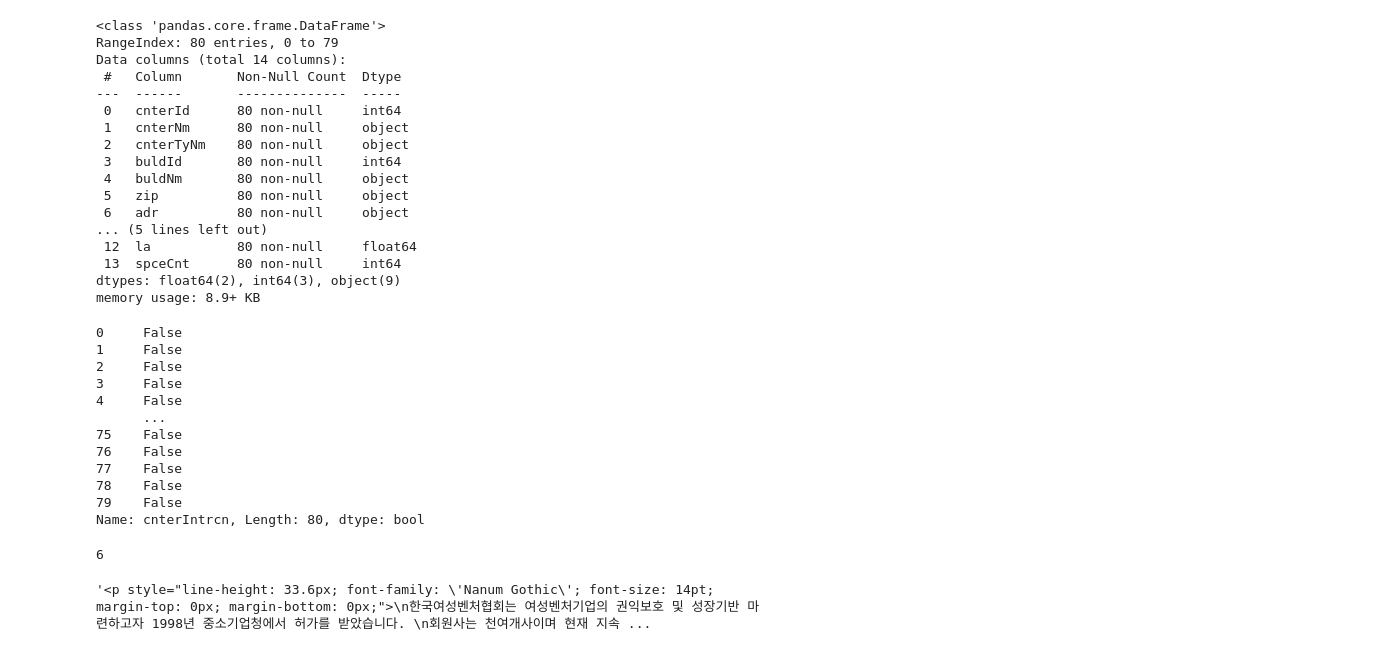
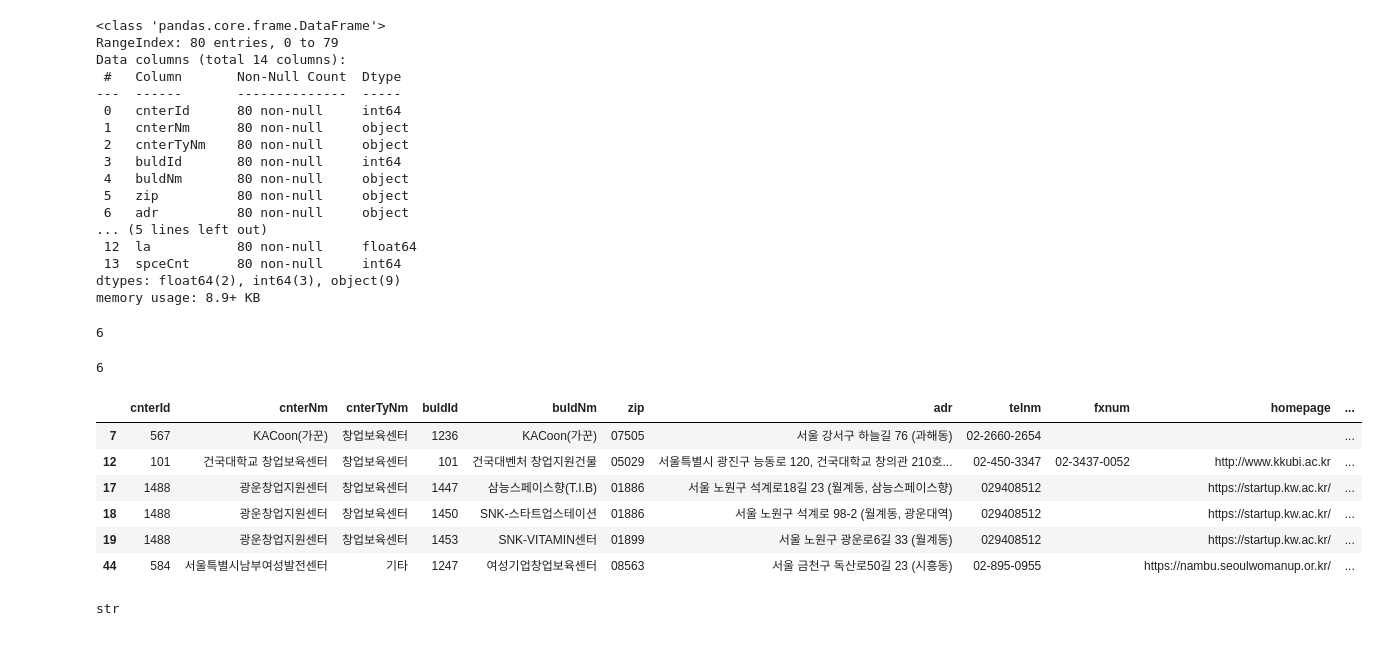
Before and after one commit to HyunahKim1111/himedia_jupyter_files, a Jupyter notebook: 나홀로연습02 창업진흥원 창업공간 플랫폼.ipynb, the cells around one changed output. Saved outputs shown, nothing was run; the diff lists cells and outputs as text; code cells hidden in the pictures.

```diff
--- a/나홀로연습02 창업진흥원 창업공간 플랫폼.ipynb
+++ b/나홀로연습02 창업진흥원 창업공간 플랫폼.ipynb
@@ -113,21 +113,21 @@ Data columns (total 14 columns):
 dtypes: float64(2), int64(3), object(9)
 memory usage: 8.9+ KB
 # %%
-platforms['cnterIntrcn'].isna()
+platforms['cnterIntrcn'].isna().sum()
 # %% [output]
-0     False
-1     False
-2     False
-3     False
-4     False
-      ...
-75    False
-76    False
-77    False
-78    False
-79    False
-Name: cnterIntrcn, Length: 80, dtype: bool
+6
 # %%
 platforms['cnterIntrcn'].isna().sum() # na가 들어있는 행들들의 모든 정보를 보려면/ 보려면 어떻게 해야하지?
 # %% [output]
 6
+# %%
+# Na가 있는 행들만 보기 위해서는 loc사용해서 조건식으로!
+platforms.loc[platforms['cnterIntrcn'].isna() == True]
+# %% [output]
+|  | cnterId | cnterNm | cnterTyNm | buldId | buldNm | zip | adr | telnm | fxnum | homepage | ... |
+| 7 | 567 | KACoon(가꾼) | 창업보육센터 | 1236 | KACoon(가꾼) | 07505 | 서울 강서구 하늘길 76 (과해동) | 02-2660-2654 |  |  | ... |
+| 12 | 101 | 건국대학교 창업보육센터 | 창업보육센터 | 101 | 건국대벤처 창업지원건물 | 05029 | 서울특별시 광진구 능동로 120, 건국대학교 창의관 210호... | 02-450-3347 | 02-3437-0052 | http://www.kkubi.ac.kr | ... |
+| 17 | 1488 | 광운창업지원센터 | 창업보육센터 | 1447 | 삼능스페이스향(T.I.B) | 01886 | 서울 노원구 석계로18길 23 (월계동, 삼능스페이스향) | 029408512 |  | https://startup.kw.ac.kr/ | ... |
+| 18 | 1488 | 광운창업지원센터 | 창업보육센터 | 1450 | SNK-스타트업스테이션 | 01886 | 서울 노원구 석계로 98-2 (월계동, 광운대역) | 029408512 |  | https://startup.kw.ac.kr/ | ... |
+| 19 | 1488 | 광운창업지원센터 | 창업보육센터 | 1453 | SNK-VITAMIN센터 | 01899 | 서울 노원구 광운로6길 33 (월계동) | 029408512 |  | https://startup.kw.ac.kr/ | ... |
+| 44 | 584 | 서울특별시남부여성발전센터 | 기타 | 1247 | 여성기업창업보육센터 | 08563 | 서울 금천구 독산로50길 23 (시흥동) | 02-895-0955 |  | https://nambu.seoulwomanup.or.kr/ | ... |
@@ -136,7 +139,7 @@ platforms['cnterIntrcn'].fillna('센터 소개글 없음')
 # %%
-platforms['cnterIntrcn'][0]
+type(platforms['cnterIntrcn'][0])
 # %% [output]
-'<p style="line-height: 33.6px; font-family: \'Nanum Gothic\'; font-size: 14pt; margin-top: 0px; margin-bottom: 0px;">\n한국여성벤처협회는 여성벤처기업의 권익보호 및 성장기반 마련하고자 1998년 중소기업청에서 허가를 받았습니다. \n회원사는 천여개사이며 현재 지속 ...
+str
 # %%
 # HTML 태그 제거하고 한글만 추출하는 함수
 def extract_korean(text):
```
Also changed, not shown: parts of 6 cells of this notebook, 1 other file.
